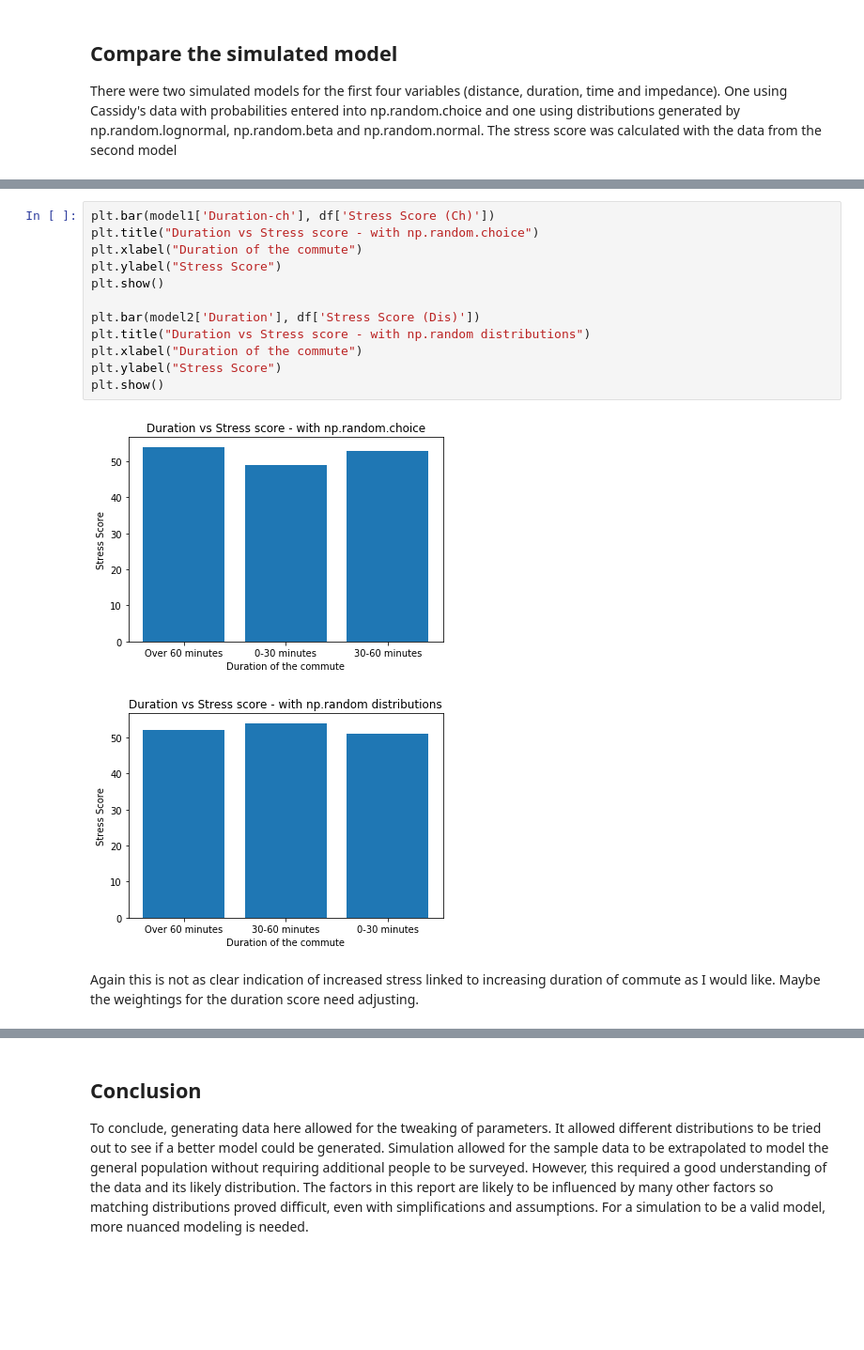
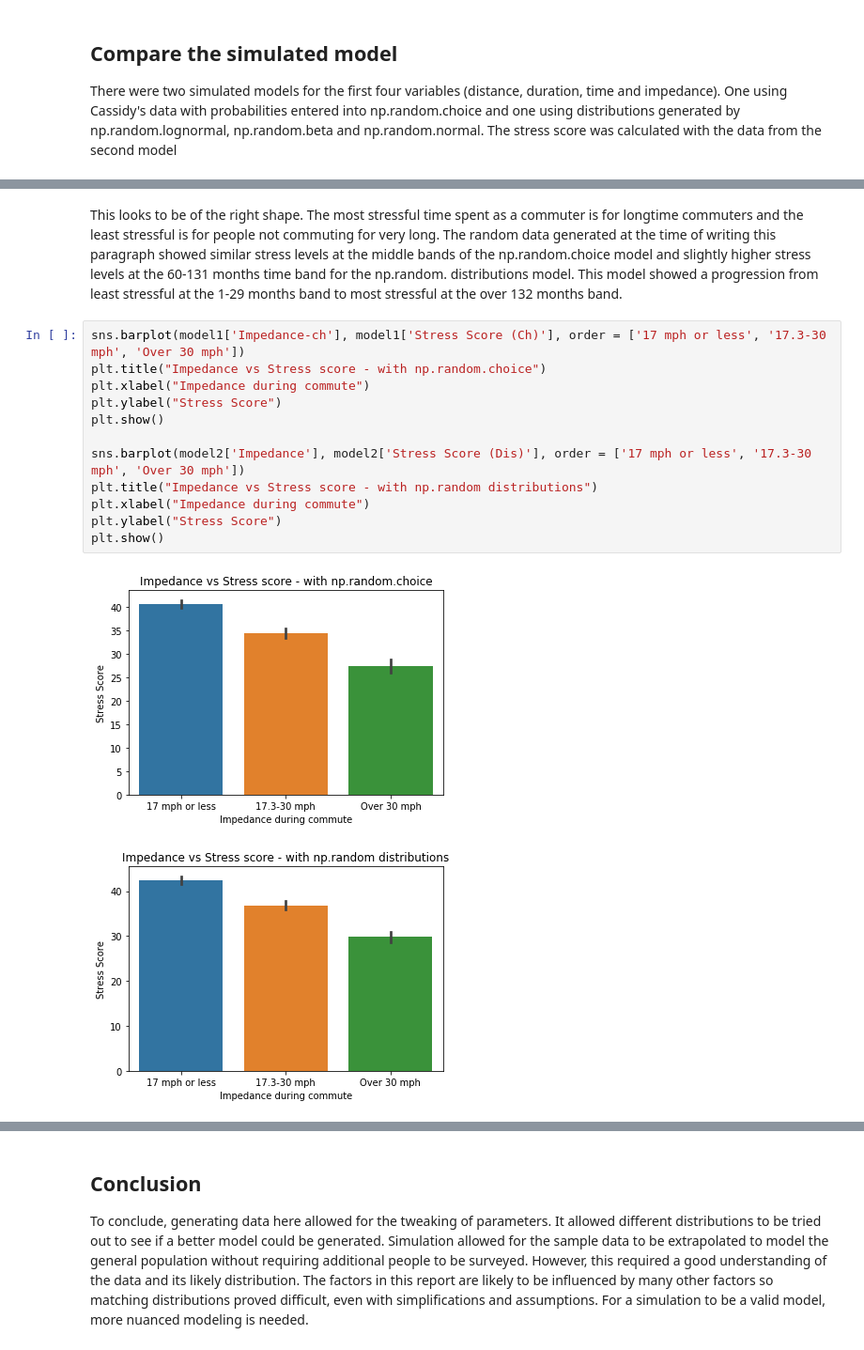
Before and after one commit to Osheah/commute-stress, a Jupyter notebook: commute-stress.ipynb, the cells around one changed output, grey strips where cells are left out. Shown at 94% size. Saved outputs shown, nothing was run; the diff lists cells and outputs as text; blank space fills up the shorter version.

```diff
--- a/commute-stress.ipynb
+++ b/commute-stress.ipynb
@@ -2021,17 +2107,17 @@ This shows fairly similar stress levels over all the bands - This might have to
+# %% [markdown]
+This looks to be of the right shape. The most stressful time spent as a commuter is for longtime commuters and the least stressful is for people not commuting for very long. The random data generated at the time of writing this paragraph showed similar stress levels at the middle bands of the np.random.choice model and slightly higher stress levels at the 60-131 months time band for the np.random. distributions model. This model showed a progression from least stressful at the 1-29 months band to most stressful at the over 132 months band.
 # %%
-plt.bar(model1['Duration-ch'], df['Stress Score (Ch)'])
-plt.title("Duration vs Stress score - with np.random.choice")
-plt.xlabel("Duration of the commute")
+sns.barplot(model1['Impedance-ch'], model1['Stress Score (Ch)'], order = ['17 mph or less', '17.3-30 mph', 'Over 30 mph'])
+plt.title("Impedance vs Stress score - with np.random.choice")
+plt.xlabel("Impedance during commute")
 plt.ylabel("Stress Score")
 plt.show()
 
-plt.bar(model2['Duration'], df['Stress Score (Dis)'])
-plt.title("Duration vs Stress score - with np.random distributions")
-plt.xlabel("Duration of the commute")
+sns.barplot(model2['Impedance'], model2['Stress Score (Dis)'], order = ['17 mph or less', '17.3-30 mph', 'Over 30 mph'])
+plt.title("Impedance vs Stress score - with np.random distributions")
+plt.xlabel("Impedance during commute")
 plt.ylabel("Stress Score")
 plt.show()
 # %% [output]
-[figure, old version]
+[figure, new version]
-[figure, old version]
+[figure, new version]
-# %% [markdown]
-Again this is not as clear indication of increased stress linked to increasing duration of commute as I would like. Maybe the weightings for the duration score need adjusting.
```
Also changed, not shown: parts of 116 cells of this notebook.
